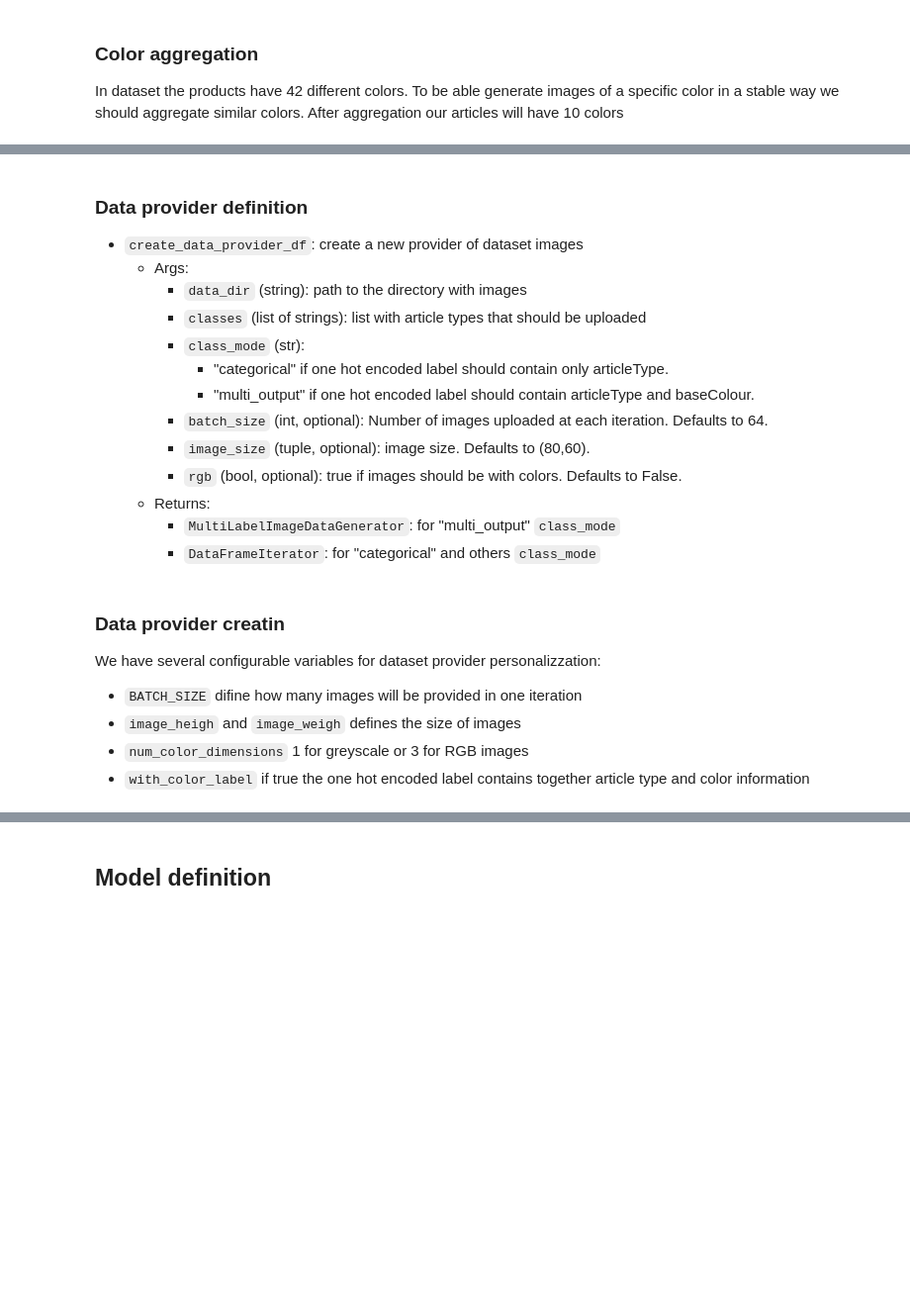
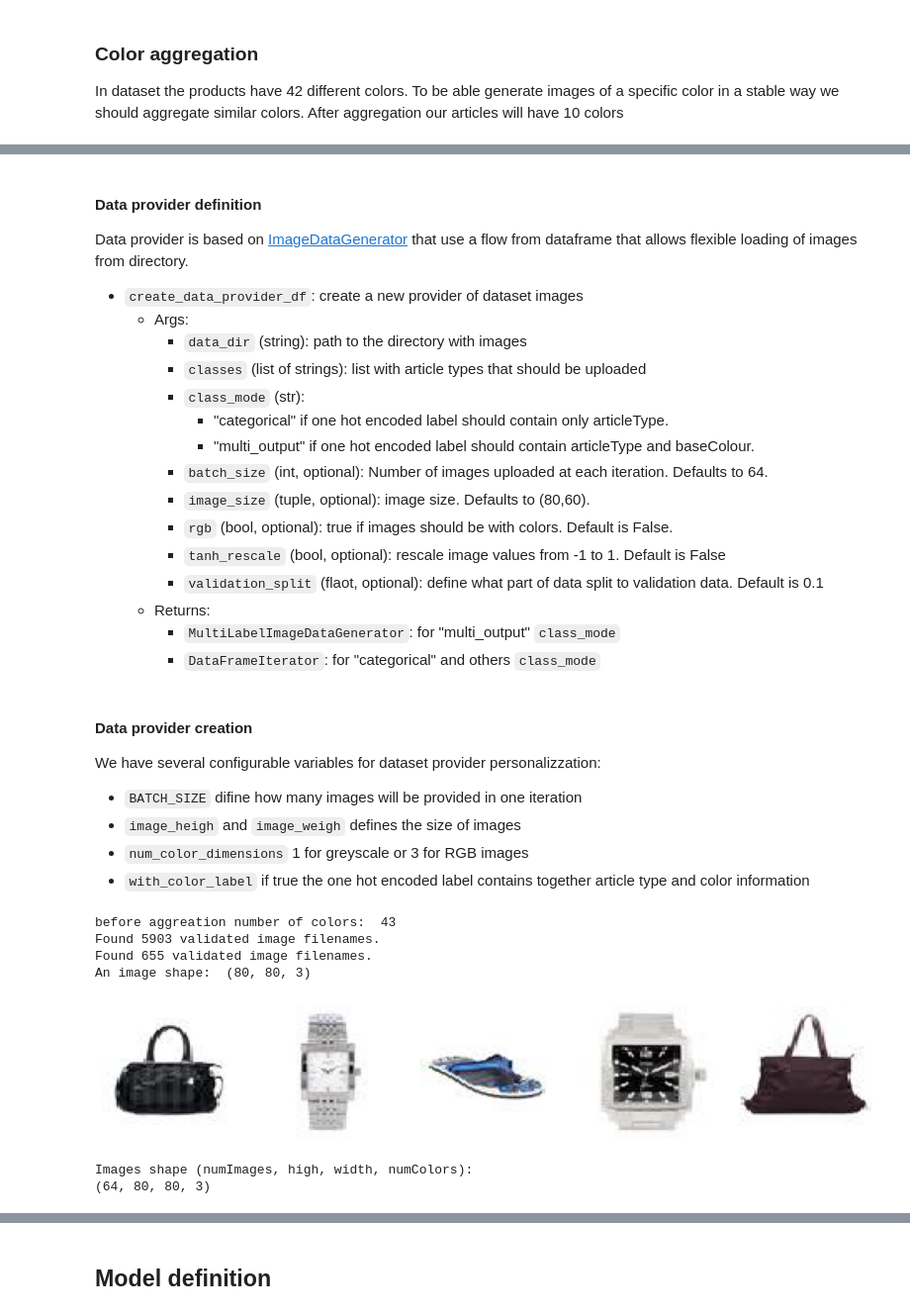
Before and after one commit to gloriasemprini/Fashion-Product-Images-Generation, a Jupyter notebook: Fashhion-Product-Images-Generation.ipynb, the cells around one changed output, grey strips where cells are left out. Shown at 99% size. Cells and saved outputs as stored; diff of their text form; code cells hidden in the pictures; blank space fills up the shorter version.

```diff
--- a/Fashhion-Product-Images-Generation.ipynb
+++ b/Fashhion-Product-Images-Generation.ipynb
@@ -316,7 +368,8 @@ class MultiLabelImageDataGenerator:
     def __len__(self):
         return len(self.generator)
 # %% [markdown]
-### Data provider definition
+#### Data provider definition
+Data provider is based on [ImageDataGenerator](https://www.tensorflow.org/api_docs/python/tf/keras/preprocessing/image/ImageDataGenerator) that use a flow from dataframe that allows flexible loading of images from directory.
 - `create_data_provider_df`: create a new provider of dataset images
     - Args:
       - `data_dir` (string): path to the directory with images
@@ -326,15 +379,25 @@ class MultiLabelImageDataGenerator:
         - "multi_output" if one hot encoded label should contain articleType and baseColour.
       - `batch_size` (int, optional): Number of images uploaded at each iteration. Defaults to 64.
       - `image_size` (tuple, optional): image size. Defaults to (80,60).
-      - `rgb` (bool, optional): true if images should be with colors. Defaults to False.
+      - `rgb` (bool, optional): true if images should be with colors. Default is False.
+      - `tanh_rescale` (bool, optional): rescale image values from -1 to 1. Default is False
+      - `validation_split` (flaot, optional): define what part of data split to validation data. Default is 0.1
     - Returns:
       - `MultiLabelImageDataGenerator`: for "multi_output"  `class_mode`
       - `DataFrameIterator`: for "categorical" and others `class_mode`
 # %%
-def create_data_provider_df(data_dir, df, class_mode,batch_size=64, image_size = (80,60), rgb=False):
+def create_data_provider_df(
+        data_dir,
+        class_mode,
+        batch_size=64,
+        image_size = (80,60),
+        rgb=False,
+        tanh_rescale=False,
+        validation_split = 0.1):
     color_mode =  "rgb" if (rgb) else "grayscale"
     y = ["articleType", "baseColour"] if(class_mode=="multi_output") else "articleType"
 
+    df = get_df()
     def append_ext(id): return id+".jpg"
     df['id'] = df['id'].apply(append_ext)
 
@@ -344,9 +407,17 @@ def create_data_provider_df(data_dir, df, class_mode,batch_size=64, image_size =
     color_encoder.fit(df["baseColour"].unique())
 
     datagen = ImageDataGenerator(
-        rescale=1.0 / 255.0,  # Scale pixel values between 0 and 1
-        validation_split=0.1,
+        validation_split=validation_split,
     )
+
+    if(tanh_rescale):
+        def prep_fn(img):
+            img = img.astype(np.float32) / 255.0
+            img = (img - 0.5) * 2
+            return img
+        datagen.preprocessing_function = prep_fn
+    else:
+        datagen.rescale = 1.0 / 255.0,  # Scale pixel values between 0 and 1
 
     train_data_provider = datagen.flow_from_dataframe(
         df,
@@ -379,7 +450,8 @@ def create_data_provider_df(data_dir, df, class_mode,batch_size=64, image_size =
 
     return train_data_provider, val_data_provider
 # %% [markdown]
-### Data provider creatin
+#### Data provider creation
+
 We have several configurable variables for dataset provider personalizzation:
 - `BATCH_SIZE` difine how many images will be provided in one iteration
 - `image_heigh` and `image_weigh` defines the size of images
@@ -388,35 +460,42 @@ We have several configurable variables for dataset provider personalizzation:
 # %%
 BATCH_SIZE = 64
 image_heigh = 80
 image_weigh = 80
 num_color_dimensions = 3 # 1 for greyscale or 3 for RGB
 with_color_label = True # class label inlude article color
 
 # Computed parameters
 image_size = (image_heigh, image_weigh)
 image_shape = (image_heigh, image_weigh, num_color_dimensions)
 num_pixels = image_heigh * image_weigh * num_color_dimensions
 rgb_on = (num_color_dimensions==3)
-is_fid_active = image_heigh == image_weigh and image_weigh > 75 and rgb_on
+is_fid_active = image_heigh == image_weigh and image_weigh > 75 and rgb_on #check FID constrains
 if(with_color_label and (not rgb_on)): # error check
    raise Exception("Illegal state: color label can be used only with RGB images")
 
 class_mode = "multi_output" if(with_color_label) else "categorical"
 train_provider, val_provider  = create_data_provider_df(
     IMG_FOLDER,
-    df,
     class_mode=class_mode,
     image_size=image_size,
     batch_size=BATCH_SIZE,
     rgb=rgb_on,
 )
 one_hot_label_len = train_provider.num_classes if(with_color_label) else len(train_provider.class_indices)
 if(type(train_provider) is MultiLabelImageDataGenerator):
     all_one_hot_labels = train_provider.labels
 else:
     all_one_hot_labels = to_categorical(train_provider.labels)
 
 plot_provided_images(train_provider)
+# %% [output]
+before aggreation number of colors:  43
+Found 5903 validated image filenames.
+Found 655 validated image filenames.
+An image shape:  (80, 80, 3)
+[figure, added]
+Images shape (numImages, high, width, numColors):
+(64, 80, 80, 3)
 # %% [markdown]
 ## Frechet Inception Distance (FID)
 As main metric for evalution image quality we choose [**Frechet Inception Distance (FID)**](https://en.wikipedia.org/wiki/Fr%C3%A9chet_inception_distance).
```
Also changed, not shown: parts of 20 cells of this notebook, 5 other files.
